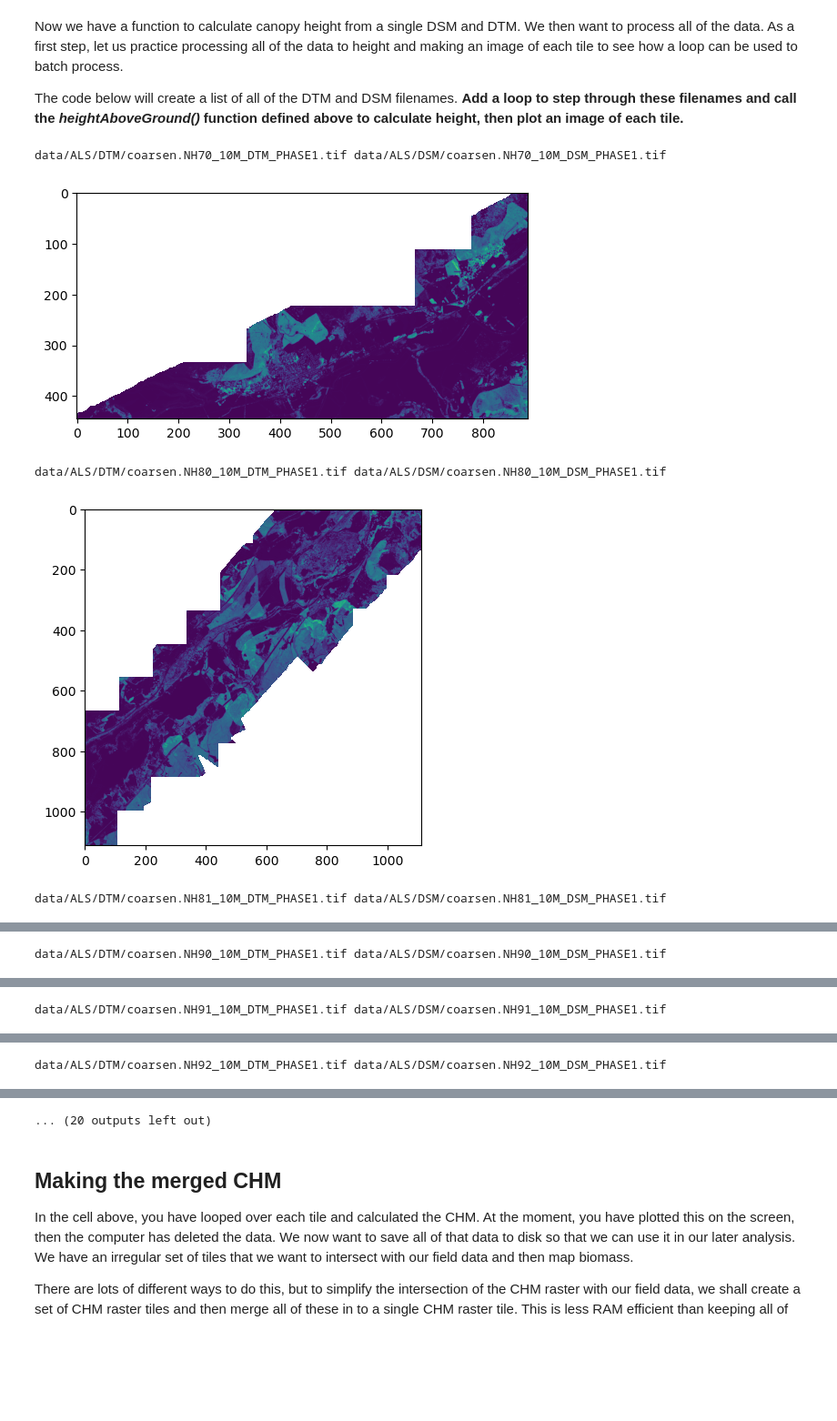
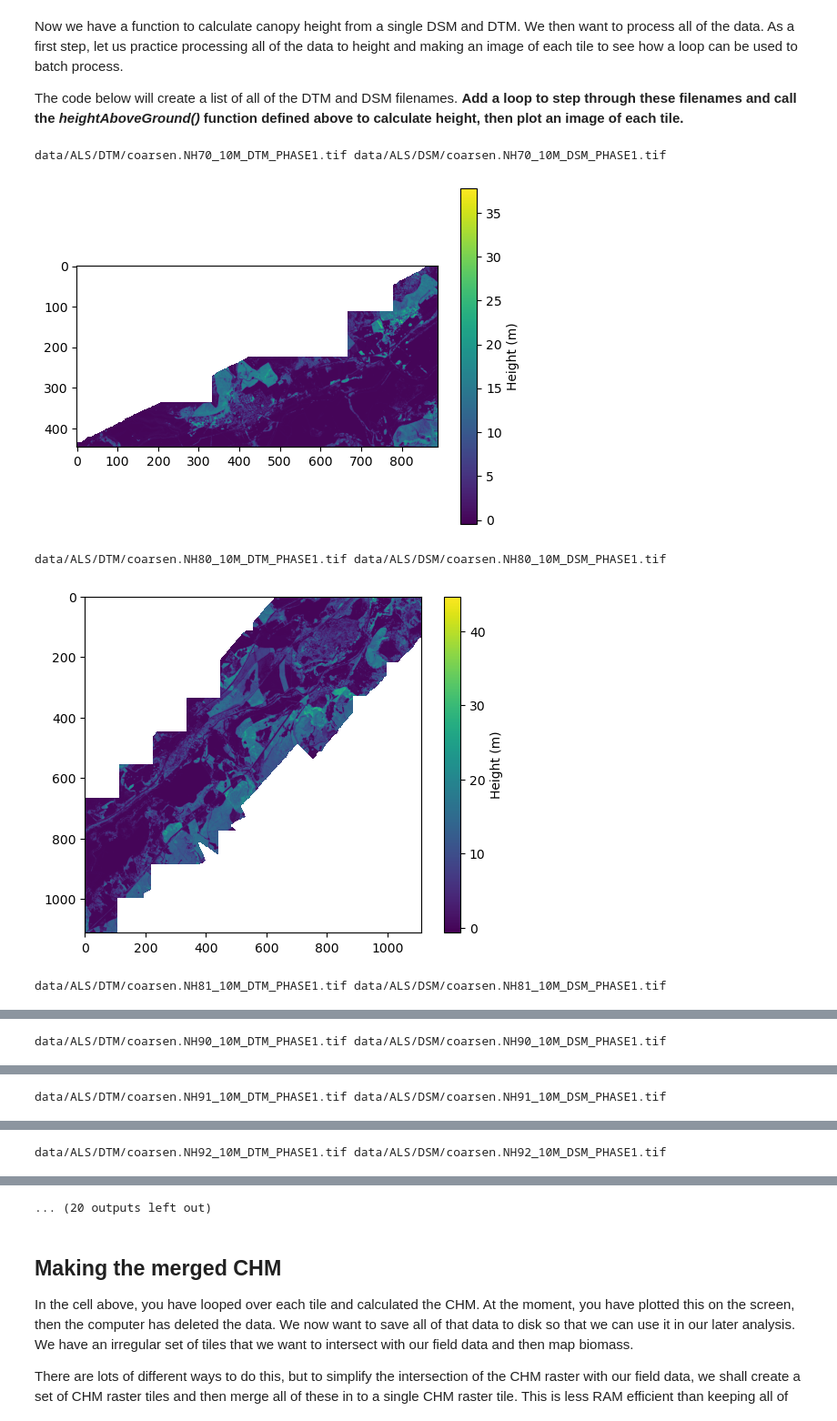
Before and after one commit to edinburgh-university-OOSA/pprs_programming_answers, a Jupyter notebook: batch_process_answers.ipynb, the cells around one changed output, grey strips where cells are left out. Shown at 91% size. Drawn from its saved outputs; the diff is of its cells as text; code cells hidden in the pictures; blank space fills up the shorter version.

```diff
--- a/batch_process_answers.ipynb
+++ b/batch_process_answers.ipynb
@@ -291,34 +292,35 @@ from glob import glob
 dtmDir='data/ALS/DTM'
 dsmDir='data/ALS/DSM'
 
 dtmList=sorted(glob(dtmDir+'/*.tif'))
 dsmList=sorted(glob(dsmDir+'/*.tif'))
 
 
 # add a loop to calculate and plot a CHM for each tile
 
 # prepare a plot space
 nFigs=len(dtmList)
 
 
 
 for i in range(0,len(dtmList)):
     dtmName=dtmList[i]
     dsmName=dsmList[i]
 
     # print the filenames to screen
     print(dtmName,dsmName)
 
     # add some lines to calculate the height and plot an image
     hData=heightAboveGround(dtmName,dsmName)
 
 
     # Add some lines below here to make an image of the CHM, with the y axis correctly aligned.
     plt.imshow(hData)
+    plt.colorbar(label='Height (m)')     # add a colour bar
     plt.show()         # print to screen
 # %% [output]
 data/ALS/DTM/coarsen.NH70_10M_DTM_PHASE1.tif data/ALS/DSM/coarsen.NH70_10M_DSM_PHASE1.tif
-[figure, old version]
+[figure, new version]
 data/ALS/DTM/coarsen.NH80_10M_DTM_PHASE1.tif data/ALS/DSM/coarsen.NH80_10M_DSM_PHASE1.tif
-[figure, old version]
+[figure, new version]
 data/ALS/DTM/coarsen.NH81_10M_DTM_PHASE1.tif data/ALS/DSM/coarsen.NH81_10M_DSM_PHASE1.tif
```
Also changed, not shown: parts of 6 cells of this notebook.
